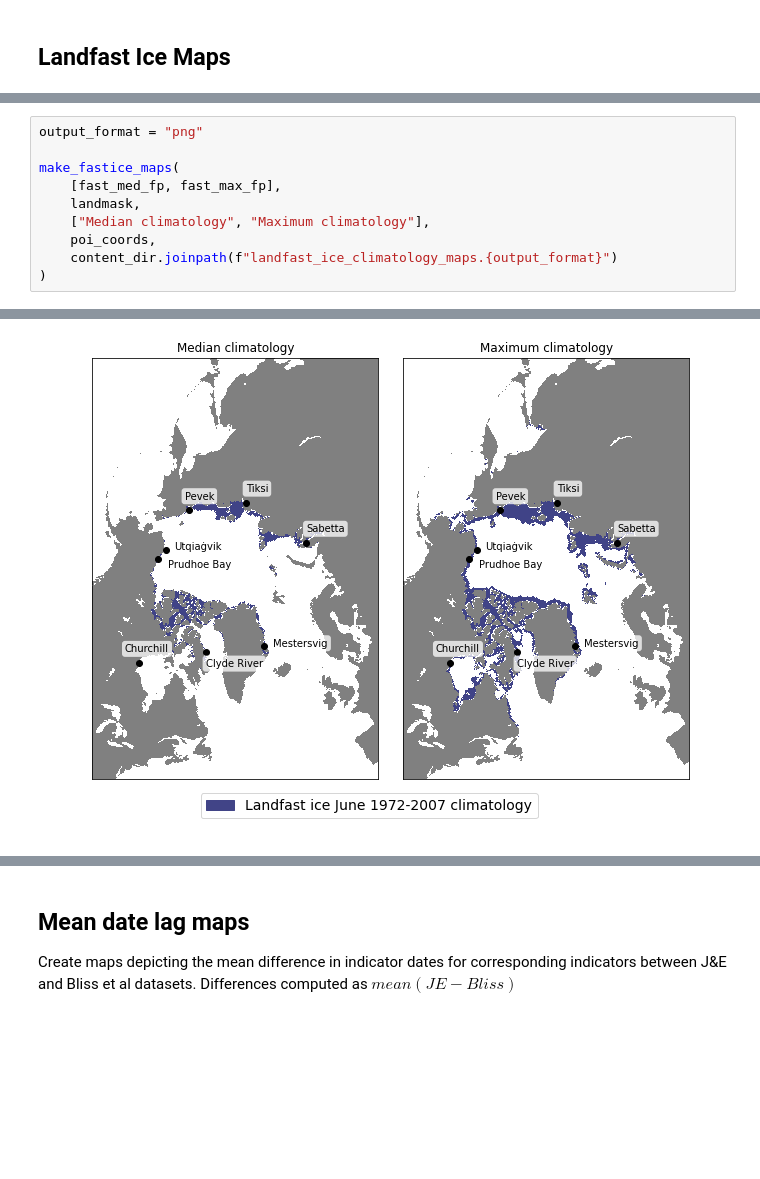
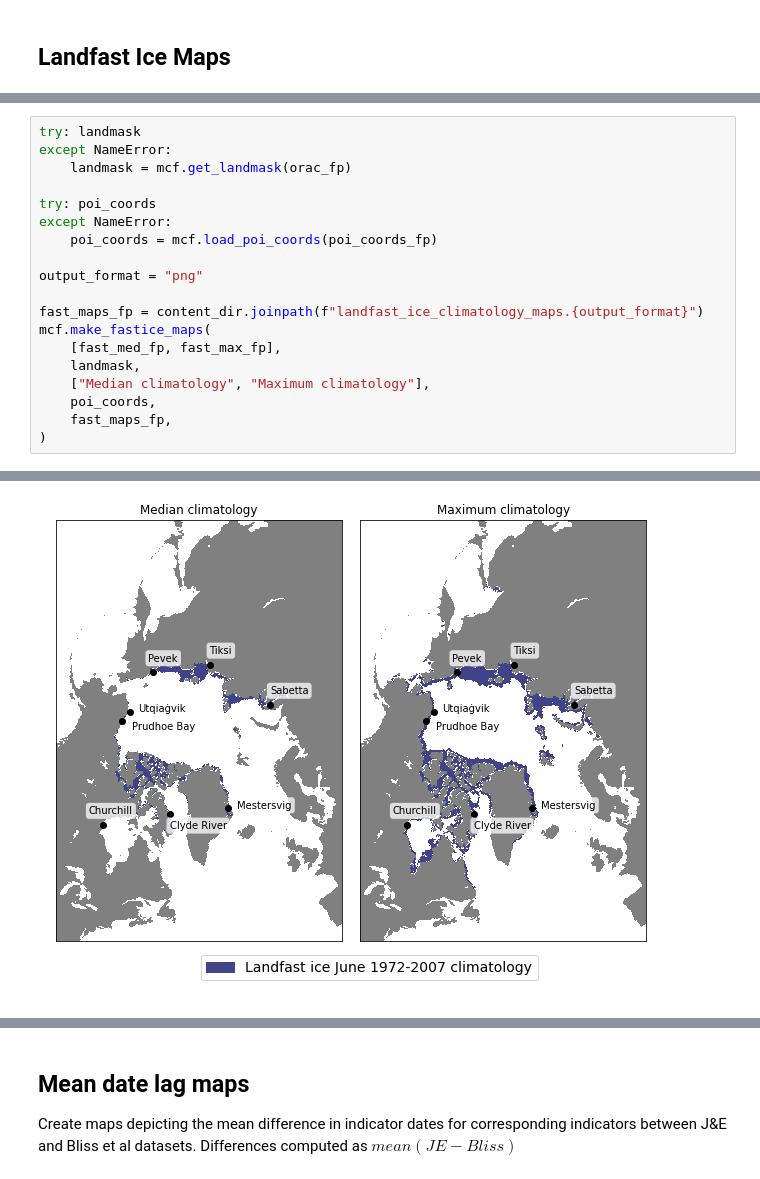
Before and after one commit to ua-snap/seaice_noaa_indicators, a Jupyter notebook: manuscript_content/manuscript_content.ipynb, the cells around one changed output, grey strips where cells are left out. Cells and saved outputs as stored; diff of their text form; blank space fills up the shorter version.

Commit message:
working landfast ice maps code exported to ms_functions

```diff
--- a/manuscript_content/manuscript_content.ipynb
+++ b/manuscript_content/manuscript_content.ipynb
@@ -582,11 +484,20 @@ def make_fastice_maps(fast_ice_fps, landmask, titles, poi_coords, out_fp):
 # %%
+try: landmask
+except NameError:
+    landmask = mcf.get_landmask(orac_fp)
+
+try: poi_coords
+except NameError:
+    poi_coords = mcf.load_poi_coords(poi_coords_fp)
+
 output_format = "png"
 
-make_fastice_maps(
+fast_maps_fp = content_dir.joinpath(f"landfast_ice_climatology_maps.{output_format}")
+mcf.make_fastice_maps(
     [fast_med_fp, fast_max_fp],
     landmask,
     ["Median climatology", "Maximum climatology"],
     poi_coords,
-    content_dir.joinpath(f"landfast_ice_climatology_maps.{output_format}")
+    fast_maps_fp,
 )
 # %% [output]
@@ -593 +505 @@ make_fastice_maps(
-[figure, old version]
+[figure, new version]
```
Also changed, not shown: parts of 4 cells of this notebook, 1 other file.
